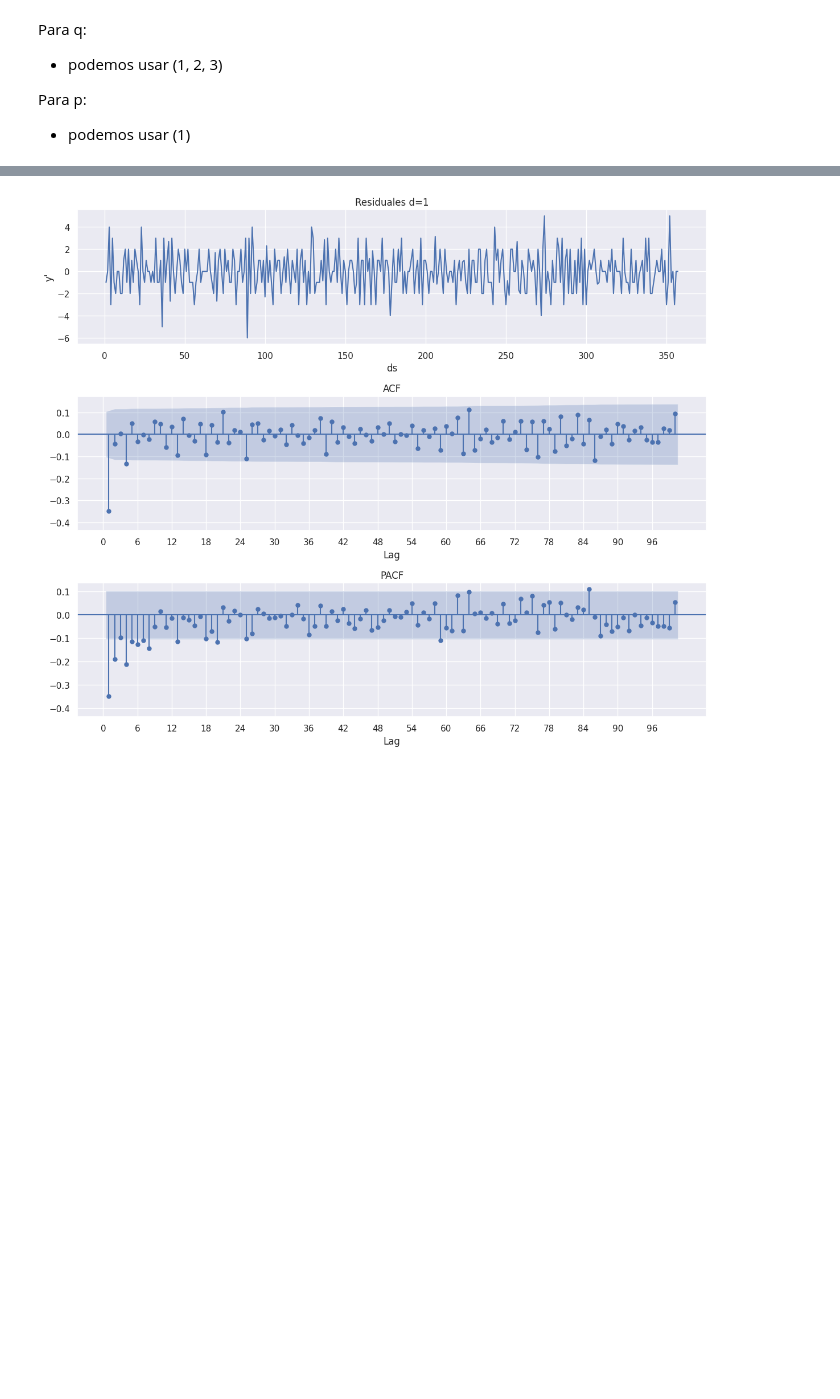
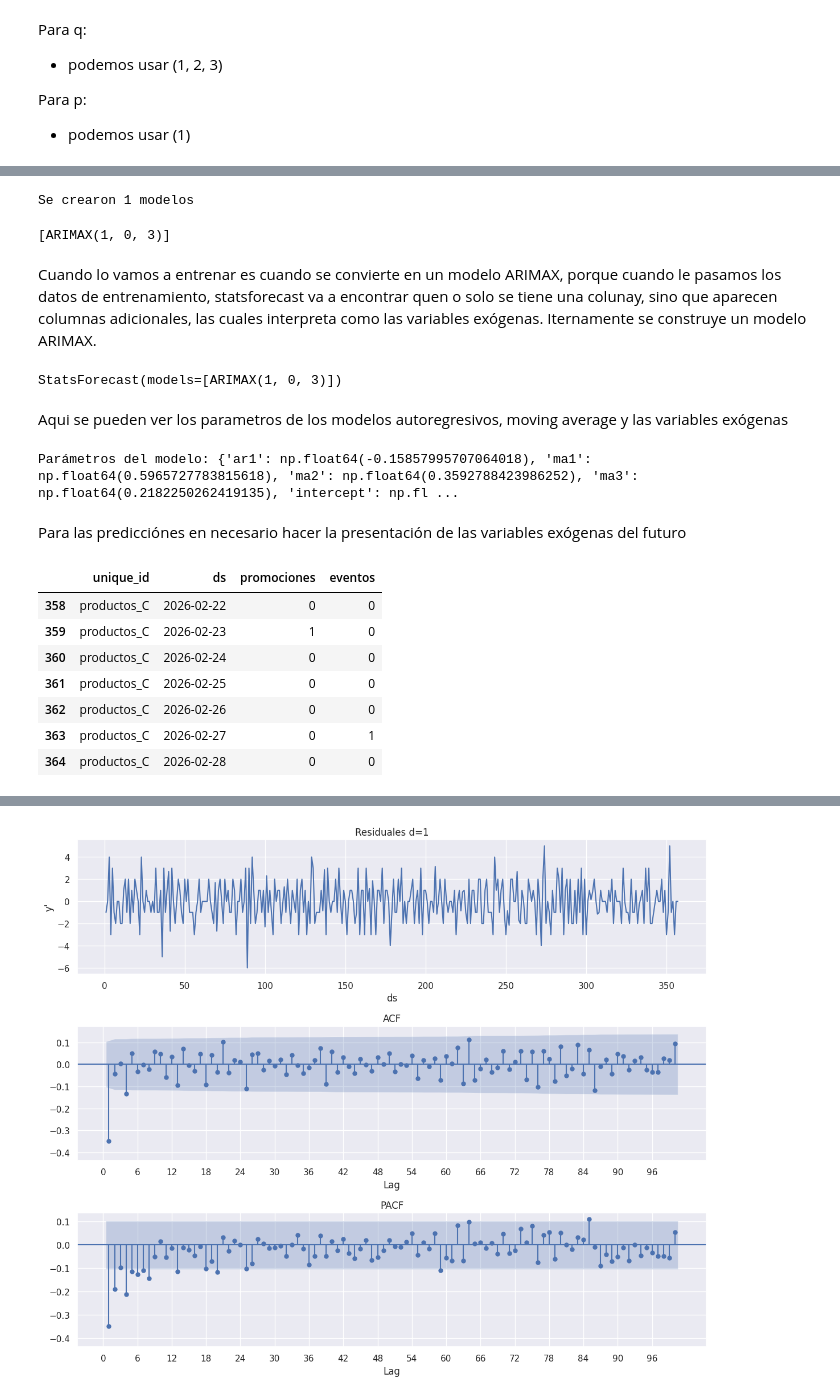
Before and after one commit to JairRamosG/Series_de_Tiempo, a Jupyter notebook: 08_ARIMAX/ARIMAX.ipynb, the cells around one changed output, grey strips where cells are left out. Cells and saved outputs as stored; diff of their text form; code cells hidden in the pictures; blank space fills up the shorter version.

```diff
--- a/08_ARIMAX/ARIMAX.ipynb
+++ b/08_ARIMAX/ARIMAX.ipynb
@@ -260,0 +263,45 @@ Para p:
+# %%
+# p, d, qs = 1, 0, [1, 2, 3]
+# modelos = [ARIMA(order=(p, d, q), alias=f'ARIMAX({p},{d},{q})', include_constant=False) for q in qs]
+
+modelos = [ARIMA(order=(1, 0, 3), alias='ARIMAX(1, 0, 3)')]
+
+sf = StatsForecast(
+    models = modelos,
+    freq = 'd',
+    n_jobs = -1
+)
+
+print(f'Se crearon {len(modelos)} modelos')
+modelos
+# %% [output]
+Se crearon 1 modelos
+[ARIMAX(1, 0, 3)]
+# %% [markdown]
+Cuando lo vamos a entrenar es cuando se convierte en un modelo ARIMAX, porque cuando le pasamos los datos de entrenamiento, statsforecast va a encontrar quen o solo se tiene una colunay, sino que aparecen columnas adicionales, las cuales interpreta como las variables exógenas. Iternamente se construye un modelo ARIMAX.
+# %%
+sf.fit(df = df_train)
+# %% [output]
+StatsForecast(models=[ARIMAX(1, 0, 3)])
+# %% [markdown]
+Aqui se pueden ver los parametros de los modelos autoregresivos, moving average y las variables exógenas
+# %%
+mods_arimax = sf.fitted_[0, 0]
+mods_arimax_params = mods_arimax.model_
+print(f"Parámetros del modelo: {mods_arimax_params.get('coef')}")
+# %% [output]
+Parámetros del modelo: {'ar1': np.float64(-0.15857995707064018), 'ma1': np.float64(0.5965727783815618), 'ma2': np.float64(0.3592788423986252), 'ma3': np.float64(0.2182250262419135), 'intercept': np.fl ...
+# %% [markdown]
+Para las predicciónes en necesario hacer la presentación de las variables exógenas del futuro
+# %%
+Ex_futuras = df_test.drop(columns = ['y'])
+Ex_futuras
+# %% [output]
+|  | unique_id | ds | promociones | eventos |
+| 358 | productos_C | 2026-02-22 | 0 | 0 |
+| 359 | productos_C | 2026-02-23 | 1 | 0 |
+| 360 | productos_C | 2026-02-24 | 0 | 0 |
+| 361 | productos_C | 2026-02-25 | 0 | 0 |
+| 362 | productos_C | 2026-02-26 | 0 | 0 |
+| 363 | productos_C | 2026-02-27 | 0 | 1 |
+| 364 | productos_C | 2026-02-28 | 0 | 0 |
```
Also changed, not shown: parts of 9 cells of this notebook.
